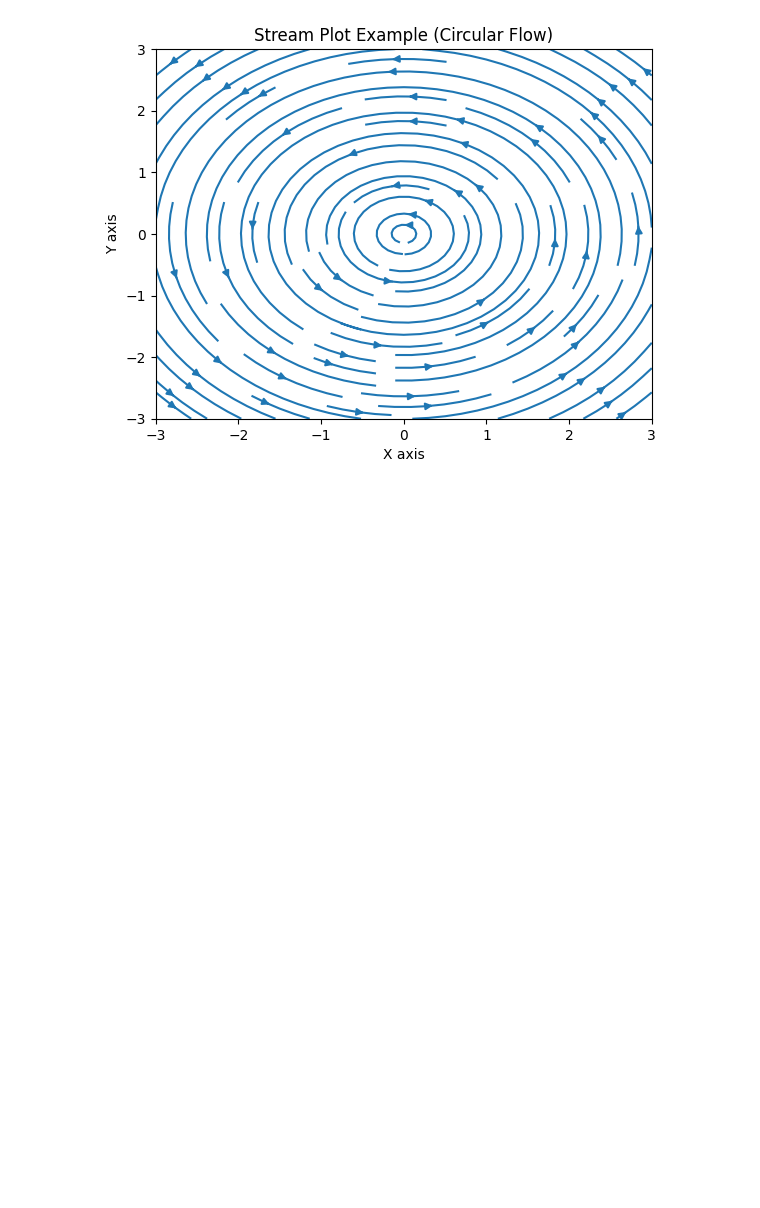
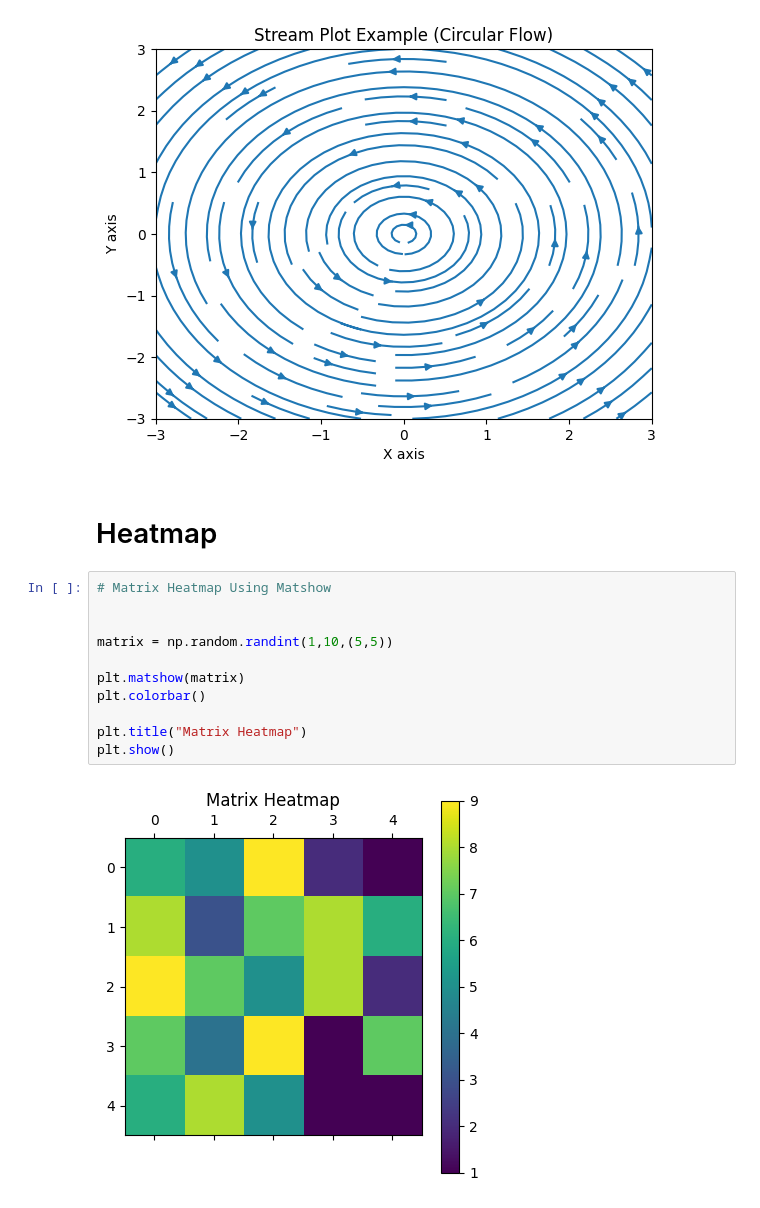
Before and after one commit to pratiksha-2410/Matplotlib-Charts, a Jupyter notebook: Line Plots.ipynb, the cells around one changed output. Saved outputs shown, nothing was run; the diff lists cells and outputs as text; blank space fills up the shorter version.

Commit message:
Heatmap

```diff
--- a/Line Plots.ipynb
+++ b/Line Plots.ipynb
@@ -890,3 +890,18 @@ plt.savefig("Circular Flow Field by Stream Plot.png")
 plt.show()
 # %% [output]
 [figure]
+# %% [markdown]
+#  Heatmap
+# %%
+# Matrix Heatmap Using Matshow
+
+
+matrix = np.random.randint(1,10,(5,5))
+
+plt.matshow(matrix)
+plt.colorbar()
+
+plt.title("Matrix Heatmap")
+plt.show()
+# %% [output]
+[figure, added]
```
Also changed, not shown: parts of 2 cells of this notebook.
